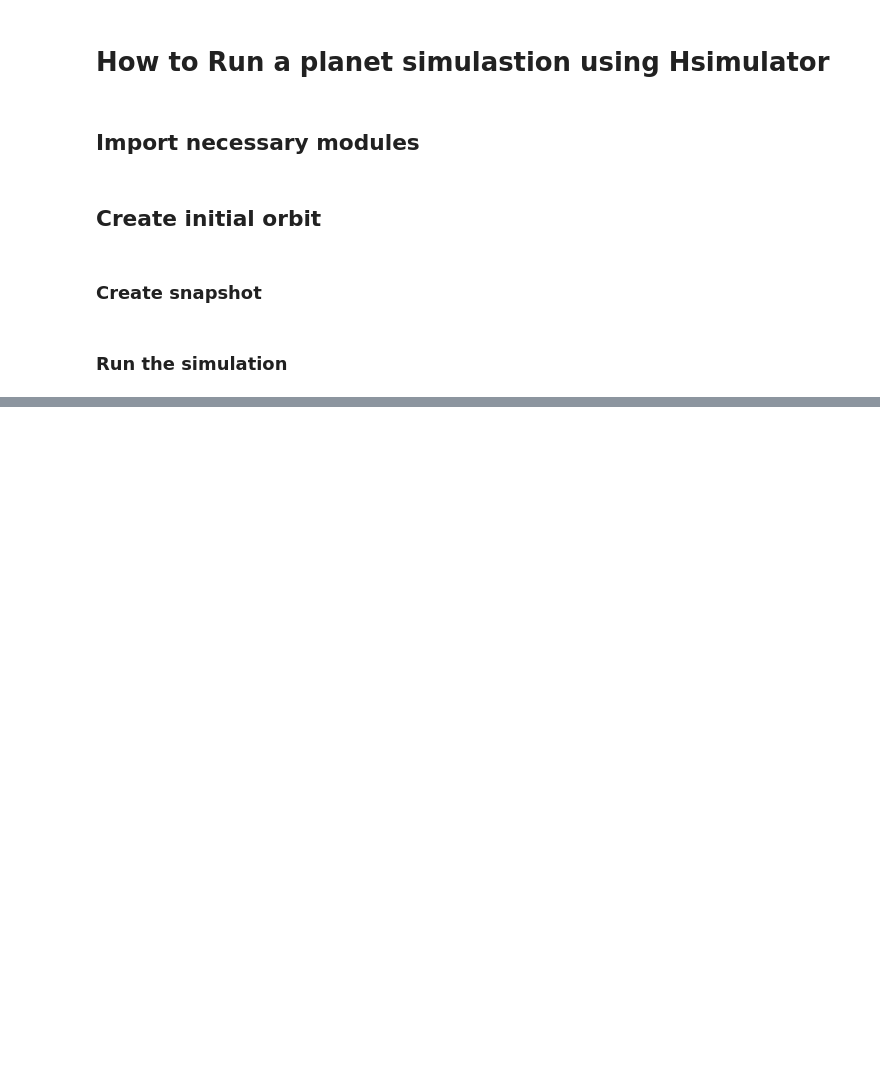
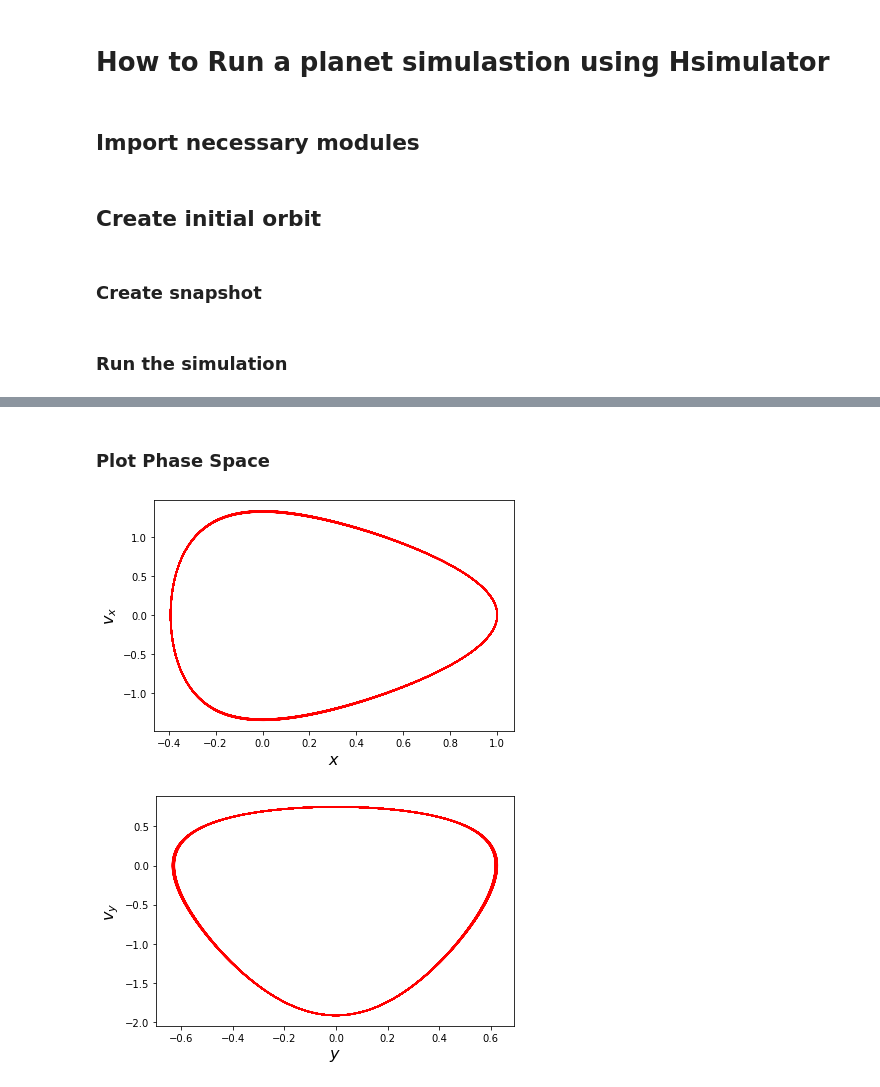
Before and after one commit to hasanastro4/Hsimulator, a Jupyter notebook: howtorun.ipynb, the cells around one changed output, grey strips where cells are left out. Drawn from its saved outputs; the diff is of its cells as text; code cells hidden in the pictures; blank space fills up the shorter version.

```diff
--- a/howtorun.ipynb
+++ b/howtorun.ipynb
@@ -51,0 +55,7 @@ Execution time 9.355 second
+# %% [markdown]
+### Plot Phase Space
+# %%
+H.plot_phase_space('orbitfile.pkl')
+# %% [output]
+[figure, added]
+[figure, added]
```
Also changed, not shown: parts of 3 cells of this notebook.
